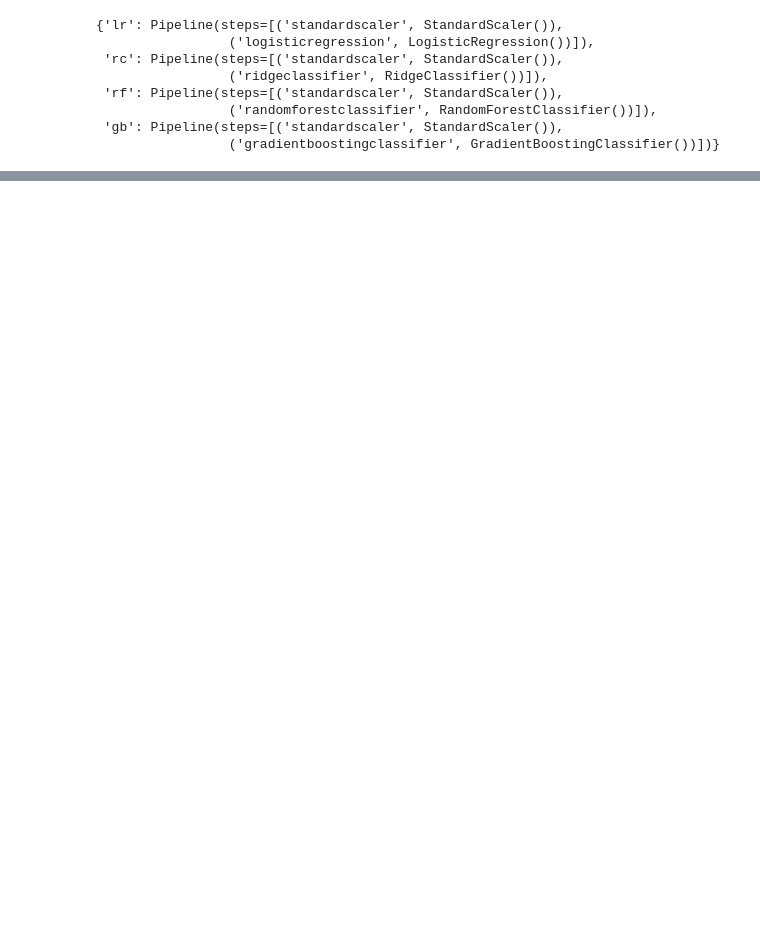
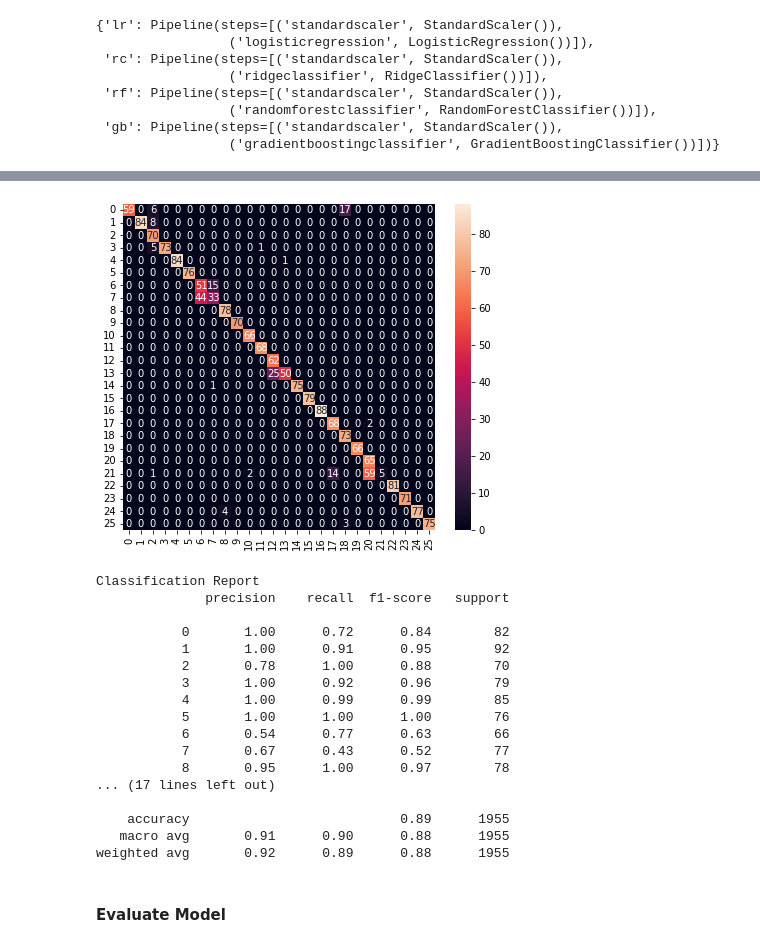
Before and after one commit to aye-shiv/Insight, a Jupyter notebook: Model/DetectionTests.ipynb, the cells around one changed output, grey strips where cells are left out. Drawn from its saved outputs; the diff is of its cells as text; code cells hidden in the pictures; blank space fills up the shorter version.

```diff
--- a/Model/DetectionTests.ipynb
+++ b/Model/DetectionTests.ipynb
@@ -325,0 +497,41 @@ H [7.52999769e-05 7.78396518e-10 6.67764641e-10 5.59278312e-10
+# %%
+def print_confusion_matrix(y_true, y_pred, report=True):
+    labels = sorted(list(set(y_true)))
+    cmx_data = confusion_matrix(y_true, y_pred, labels=labels)
+
+    df_cmx = pd.DataFrame(cmx_data, index=labels, columns=labels)
+
+    fig, ax = plt.subplots(figsize=(7, 6))
+    sns.heatmap(df_cmx, annot=True, fmt='g' ,square=False)
+    ax.set_ylim(len(set(y_true)), 0)
+    plt.show()
+
+    if report:
+        print('Classification Report')
+        print(classification_report(y_test, y_pred))
+
+Y_pred = tf_model.predict(X_test)
+y_pred = np.argmax(Y_pred, axis=1)
+
+print_confusion_matrix(y_test, y_pred)
+# %% [output]
+[figure, added]
+Classification Report
+              precision    recall  f1-score   support
+
+           0       1.00      0.72      0.84        82
+           1       1.00      0.91      0.95        92
+           2       0.78      1.00      0.88        70
+           3       1.00      0.92      0.96        79
+           4       1.00      0.99      0.99        85
+           5       1.00      1.00      1.00        76
+           6       0.54      0.77      0.63        66
+           7       0.67      0.43      0.52        77
+           8       0.95      1.00      0.97        78
+... (17 lines left out)
+
+    accuracy                           0.89      1955
+   macro avg       0.91      0.90      0.88      1955
+weighted avg       0.92      0.89      0.88      1955
+# %% [markdown]
+#### Evaluate Model
```
Also changed, not shown: parts of 51 cells of this notebook, 6 other files.
